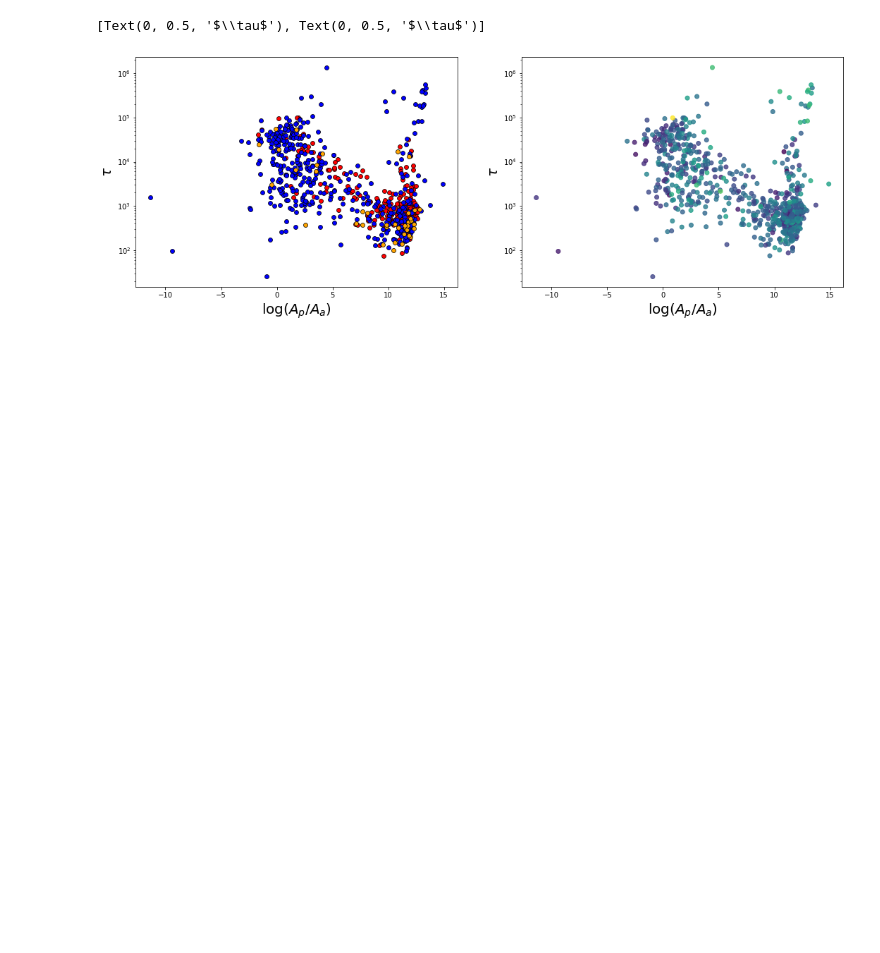
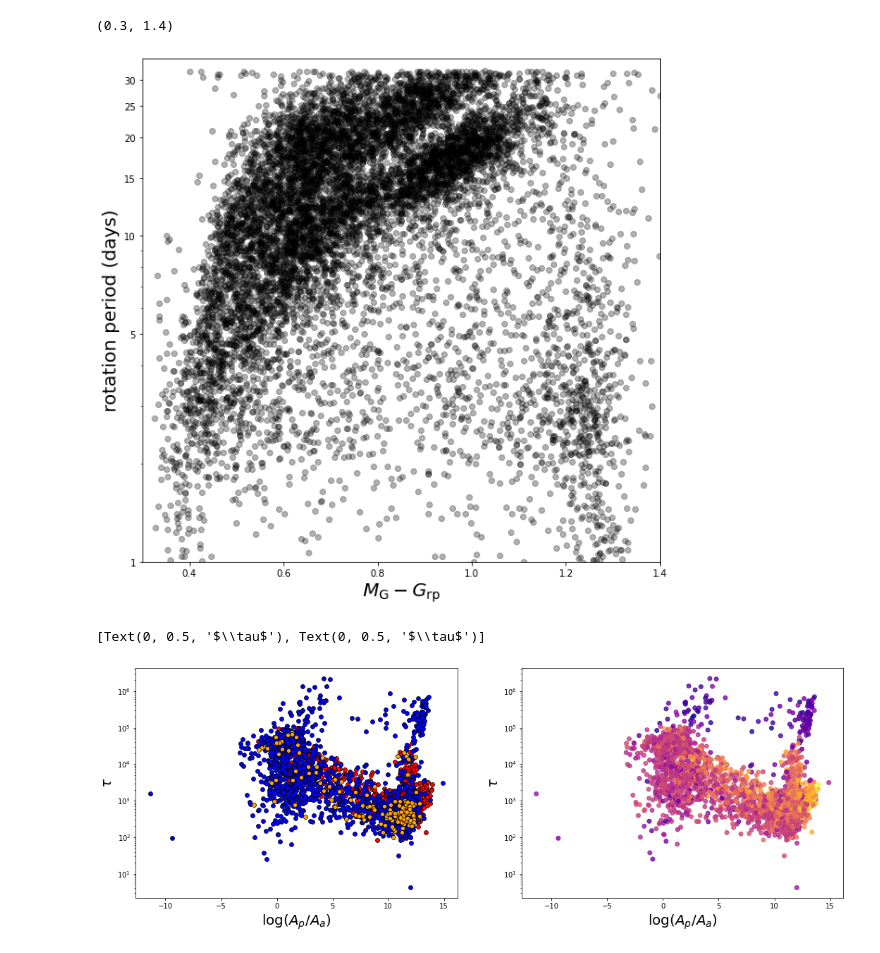
Before and after one commit to tagordon/k2rot_v2, a Jupyter notebook: analysis/reduce.ipynb, the cells around one changed output. Saved outputs shown, nothing was run; the diff lists cells and outputs as text; code cells hidden in the pictures; blank space fills up the shorter version.

```diff
--- a/analysis/reduce.ipynb
+++ b/analysis/reduce.ipynb
@@ -107,4 +121,23 @@ axs[2, 1].set_xlim(0.5, 4.5)
+# %%
+pl.figure(figsize=(10, 10))
+pl.semilogy(ms[good_P]['g_rp'], ms[good_P]['P_mean'], 'ko', alpha=0.3)
+pl.yscale('log')
+pl.gca().yaxis.set_major_formatter(pl.ScalarFormatter())
+pl.gca().set_yticks([1, 5, 10, 15, 20, 25, 30])
+pl.xlabel(r'$M_\mathrm{G} - G_\mathrm{rp}$', fontsize=20)
+pl.ylabel('rotation period (days)', fontsize=20)
+pl.savefig('/Users/tgordon/Desktop/period_color.pdf')
+pl.ylim(1, 35)
+pl.xlim(0.3, 1.4)
+# %% [output]
+(0.3, 1.4)
+[figure, added]
 # %%
+x0u, au, bu = -0.91, -25.69, 23.95
+upper = lambda x: (au*(x-x0u)**0.5) + (bu*(x-x0u))
+x0l, al, bl, cl = 1.32, 83.66, -157.97, 109.55
+lower = lambda x: (al*(x-x0l)**0.5) + (bl*(x-x0l)) + (cl*(x-x0l)**(3/2))
+
 good_P = ms['P_mean'] / ms['P_sd'] > 20
 good_P = good_P & (ms['P_mean'] < 38)
 good_P = good_P & (np.abs(ms['P_r_hat'] - 1.0) < 0.1)
@@ -112,7 +145,7 @@ good_P = good_P & (np.abs(ms['P_r_hat'] - 1.0) < 0.1)
 #good_P = good_P & (ms['mix_mean'] > 0.15)
 #good_P = good_P & (ms['mix_mean'] < 0.85)
 good_P = good_P & (ms['bp_rp'] > 1.4) & (ms['bp_rp'] < 2.4)
-color = ms['logamp_mean']
+color = ms['P_mean'] - upper(ms['bp_rp'])
 tau1 = ms['P_mean']*np.sqrt(np.exp(ms['logQ0_mean'])**2 - 1)
 tau2 = ms['P_mean']*np.sqrt((np.exp(ms['logQ0_mean'])+ np.exp(ms['logdQ_mean']))**2 - 1)
 logaharm_amp = ms['logS0_mean'] + ms['logw_mean'] - np.log(np.sqrt(2))
@@ -165,7 +198,7 @@ axs[0].plot(xm, ym, 'o', color='orange',
 #[ax.axvline(1) for ax in axs]
 # %% [output]
 [Text(0, 0.5, '$\\tau$'), Text(0, 0.5, '$\\tau$')]
-[figure, old version]
+[figure, new version]
 # %%
 fig, axs = pl.subplots(1, 3, figsize=(18, 6))
 #axs[0].plot(x, y, 'o', color='k',
```
Also changed, not shown: parts of 17 cells of this notebook, 19 other files.
